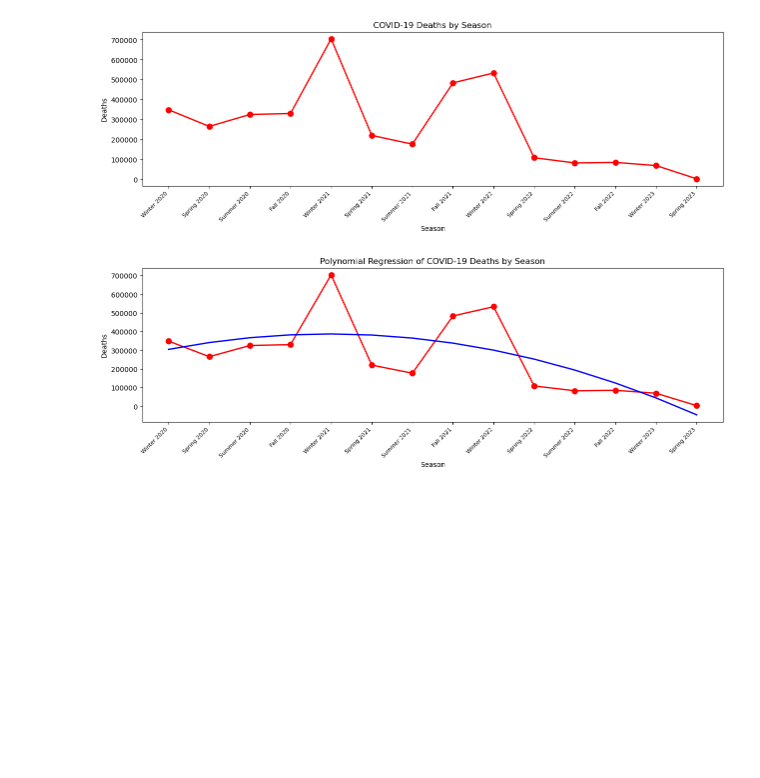
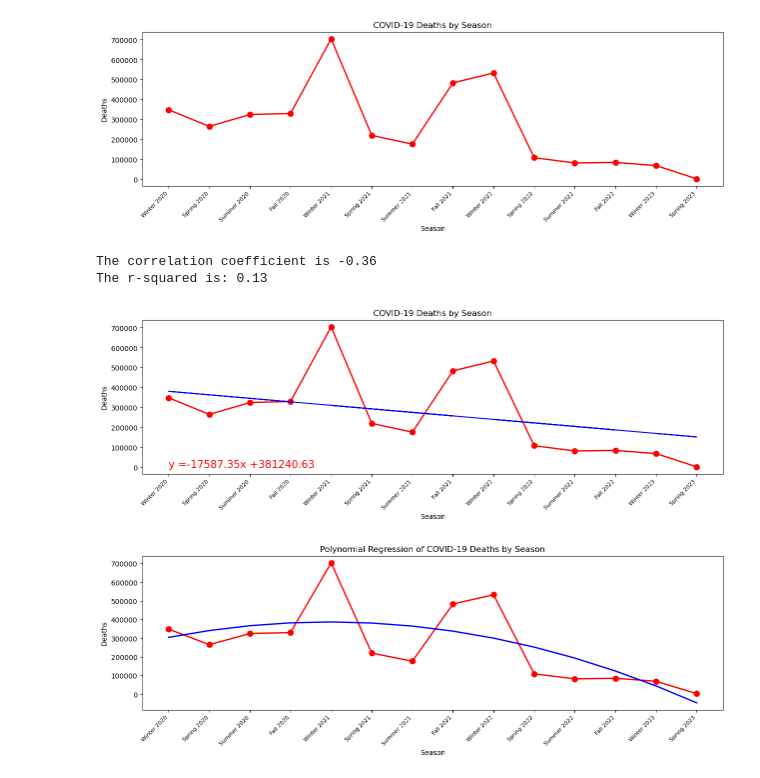
Before and after one commit to willbang548/Group_1, a Jupyter notebook: main.ipynb, the cells around one changed output. Cells and saved outputs as stored; diff of their text form; code cells hidden in the pictures; blank space fills up the shorter version.

Commit message:
regression

```diff
--- a/main.ipynb
+++ b/main.ipynb
@@ -433,6 +433,38 @@ plt.savefig("figs/COVID-19 Deaths by Season.png")
 plt.show()
 # %% [output]
 [figure]
+# %%
+# Calculate correlation coefficient
+seasons = covid_seasons.index
+deaths = covid_seasons['COVID-19 Deaths']
+cor_coef = round(st.pearsonr(seasons,deaths)[0],2)
+
+# Calculate linear regression
+(slope, intercept, rvalue, pvalue, stderr) = st.linregress (seasons, deaths)
+
+# Calculate regression values
+regress_values = seasons * slope + intercept
+
+# Create Line Equation
+line_eq = 'y =' + str(round(slope,2)) + 'x +' + str(round(intercept,2))
+
+# Create Plot
+plt.figure(figsize=(15, 4))
+plt.plot(covid_seasons['Season'], covid_seasons['COVID-19 Deaths'], color='red', marker='o', linewidth=2, markersize=8)
+plt.plot(seasons, regress_values, 'r-', color='blue')
+plt.gca().set_xticks(covid_seasons['Season'])
+plt.gca().set_xticklabels(covid_seasons['Season'], rotation=45, ha='right', fontsize=8)
+plt.annotate(line_eq, (0, 0), fontsize=15, color='red')
+plt.title('COVID-19 Deaths by Season')
+plt.xlabel('Season')
+plt.ylabel('Deaths')
+plt.savefig("figs/COVID-19 Deaths by Season Linear Regression.png")
+print(f'The correlation coefficient is {cor_coef}')
+print(f'The r-squared is: {round(rvalue**2,2)}')
+# %% [output]
+The correlation coefficient is -0.36
+The r-squared is: 0.13
+[figure, added]
 # %%
 # Polynomial Regression
 # Create a dictionary to map the seasons to integers
```
Also changed, not shown: parts of 3 cells of this notebook, 7 other files.
